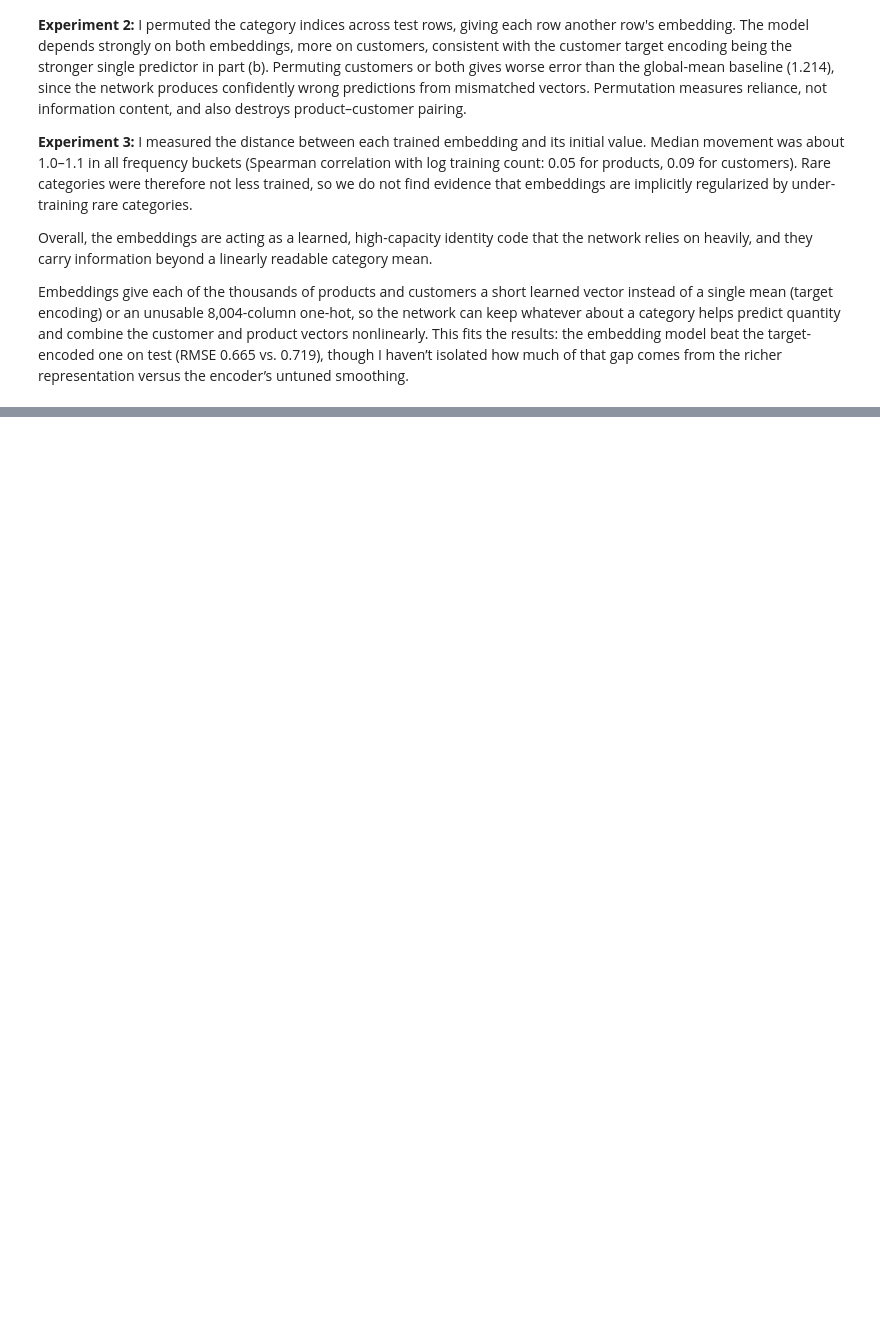
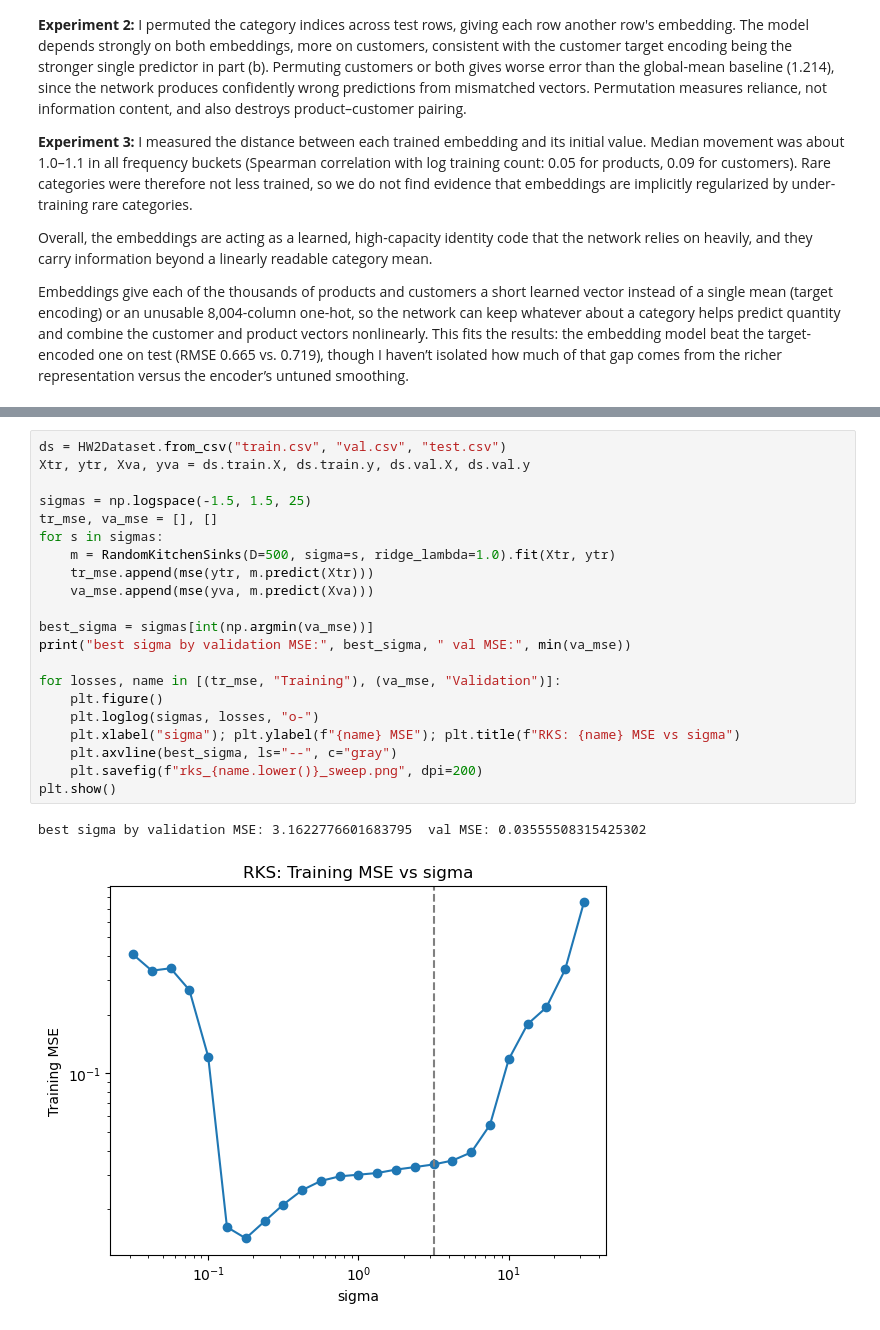
Before and after one commit to glenmorgenstern/DATA37711, a Jupyter notebook: homework_2/homework_2.ipynb, the cells around one changed output, grey strips where cells are left out. Drawn from its saved outputs; the diff is of its cells as text; blank space fills up the shorter version.

```diff
--- a/homework_2/homework_2.ipynb
+++ b/homework_2/homework_2.ipynb
@@ -503,0 +560,24 @@ Embeddings give each of the thousands of products and customers a short learned
+# %%
+ds = HW2Dataset.from_csv("train.csv", "val.csv", "test.csv")
+Xtr, ytr, Xva, yva = ds.train.X, ds.train.y, ds.val.X, ds.val.y
+
+sigmas = np.logspace(-1.5, 1.5, 25)
+tr_mse, va_mse = [], []
+for s in sigmas:
+    m = RandomKitchenSinks(D=500, sigma=s, ridge_lambda=1.0).fit(Xtr, ytr)
+    tr_mse.append(mse(ytr, m.predict(Xtr)))
+    va_mse.append(mse(yva, m.predict(Xva)))
+
+best_sigma = sigmas[int(np.argmin(va_mse))]
+print("best sigma by validation MSE:", best_sigma, " val MSE:", min(va_mse))
+
+for losses, name in [(tr_mse, "Training"), (va_mse, "Validation")]:
+    plt.figure()
+    plt.loglog(sigmas, losses, "o-")
+    plt.xlabel("sigma"); plt.ylabel(f"{name} MSE"); plt.title(f"RKS: {name} MSE vs sigma")
+    plt.axvline(best_sigma, ls="--", c="gray")
+    plt.savefig(f"rks_{name.lower()}_sweep.png", dpi=200)
+plt.show()
+# %% [output]
+best sigma by validation MSE: 3.1622776601683795  val MSE: 0.03555508315425302
+[figure, added]
```
Also changed, not shown: parts of 12 cells of this notebook, 5 other files.
